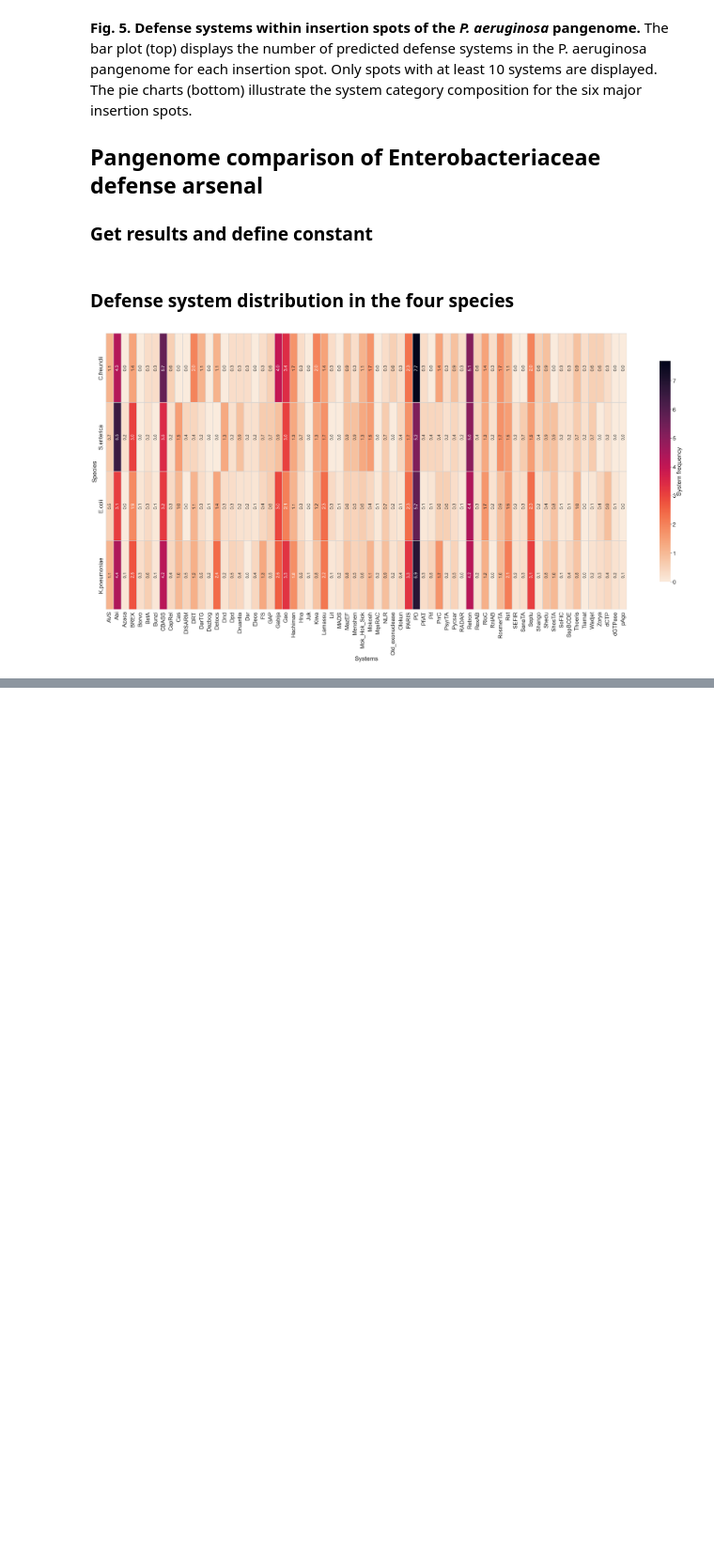
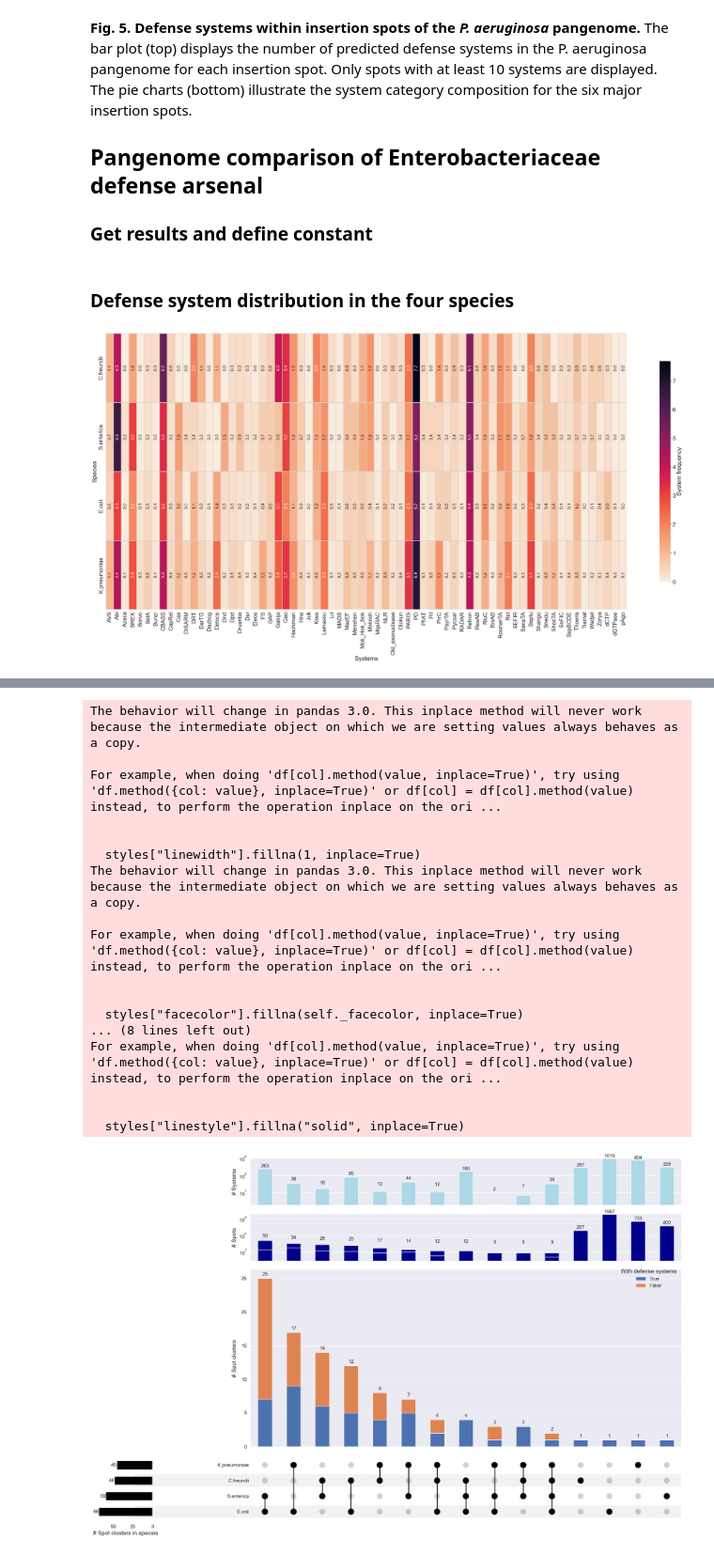
Before and after one commit to jpjarnoux/PANORAMA_article, a Jupyter notebook: main.ipynb, the cells around one changed output, grey strips where cells are left out. Shown at 94% size. Drawn from its saved outputs; the diff is of its cells as text; code cells hidden in the pictures; blank space fills up the shorter version.

Commit message:
Generate figure 7

```diff
--- a/main.ipynb
+++ b/main.ipynb
@@ -232,6 +232,10 @@ systems are displayed. The pie charts (bottom) illustrate the system category co
 # %%
 # Determine the number of available CPUs for multiprocessing
 ENTEROBACTERIACEAE = Path("DATA/Enterobacteriaceae/")
+C_FREUNDII = ENTEROBACTERIACEAE / "C.freundii/dfinder"
+E_COLI = ENTEROBACTERIACEAE / "E.coli/dfinder"
+K_PNEUMONIAE = ENTEROBACTERIACEAE / "K.pneumoniae/dfinder"
+S_ENTERICA = ENTEROBACTERIACEAE / "S.enterica/dfinder"
 # %% [markdown]
 ### Defense system distribution in the four species
 # %%
@@ -280,0 +289,46 @@ generate_heatmap(
+# %%
+from sources.upset_plot import parse_data, generate_upset_plot_spots
+
+# Example usage
+cs_res = pd.read_csv(ENTEROBACTERIACEAE / "all_conserved_spots.tsv", sep="\t",
+                     usecols=["Conserved ID", "Spot ID", "Pangenome"])
+
+spots_data = {
+    'C.freundii': 254,
+    'E.coli': 2036,
+    'K.pneumoniae': 778,
+    'S.enterica': 458
+}
+
+systems_data = {
+    'C.freundii': pd.read_csv(C_FREUNDII / "spot_to_systems.tsv", sep="\t",
+                              usecols=["name", "systems_ID", "systems_name"]),
+    'E.coli': pd.read_csv(E_COLI / "spot_to_systems.tsv", sep="\t",
+                          usecols=["name", "systems_ID", "systems_name"]),
+    'K.pneumoniae': pd.read_csv(K_PNEUMONIAE / "spot_to_systems.tsv", sep="\t",
+                                usecols=["name", "systems_ID", "systems_name"]),
+    'S.enterica': pd.read_csv(S_ENTERICA / "spot_to_systems.tsv", sep="\t",
+                              usecols=["name", "systems_ID", "systems_name"])
+}
+
+parsed_data, pangenomes = parse_data(cs_res, systems_data)
+generate_upset_plot_spots(cs_res, spots_data, systems_data, OUTPUT)
+# %% [output]
+The behavior will change in pandas 3.0. This inplace method will never work because the intermediate object on which we are setting values always behaves as a copy.
+
+For example, when doing 'df[col].method(value, inplace=True)', try using 'df.method({col: value}, inplace=True)' or df[col] = df[col].method(value) instead, to perform the operation inplace on the ori ...
+
+
+  styles["linewidth"].fillna(1, inplace=True)
+The behavior will change in pandas 3.0. This inplace method will never work because the intermediate object on which we are setting values always behaves as a copy.
+
+For example, when doing 'df[col].method(value, inplace=True)', try using 'df.method({col: value}, inplace=True)' or df[col] = df[col].method(value) instead, to perform the operation inplace on the ori ...
+
+
+  styles["facecolor"].fillna(self._facecolor, inplace=True)
+... (8 lines left out)
+For example, when doing 'df[col].method(value, inplace=True)', try using 'df.method({col: value}, inplace=True)' or df[col] = df[col].method(value) instead, to perform the operation inplace on the ori ...
+
+
+  styles["linestyle"].fillna("solid", inplace=True)
+[figure, added]
```
Also changed, not shown: parts of 5 cells of this notebook, 2 other files.
